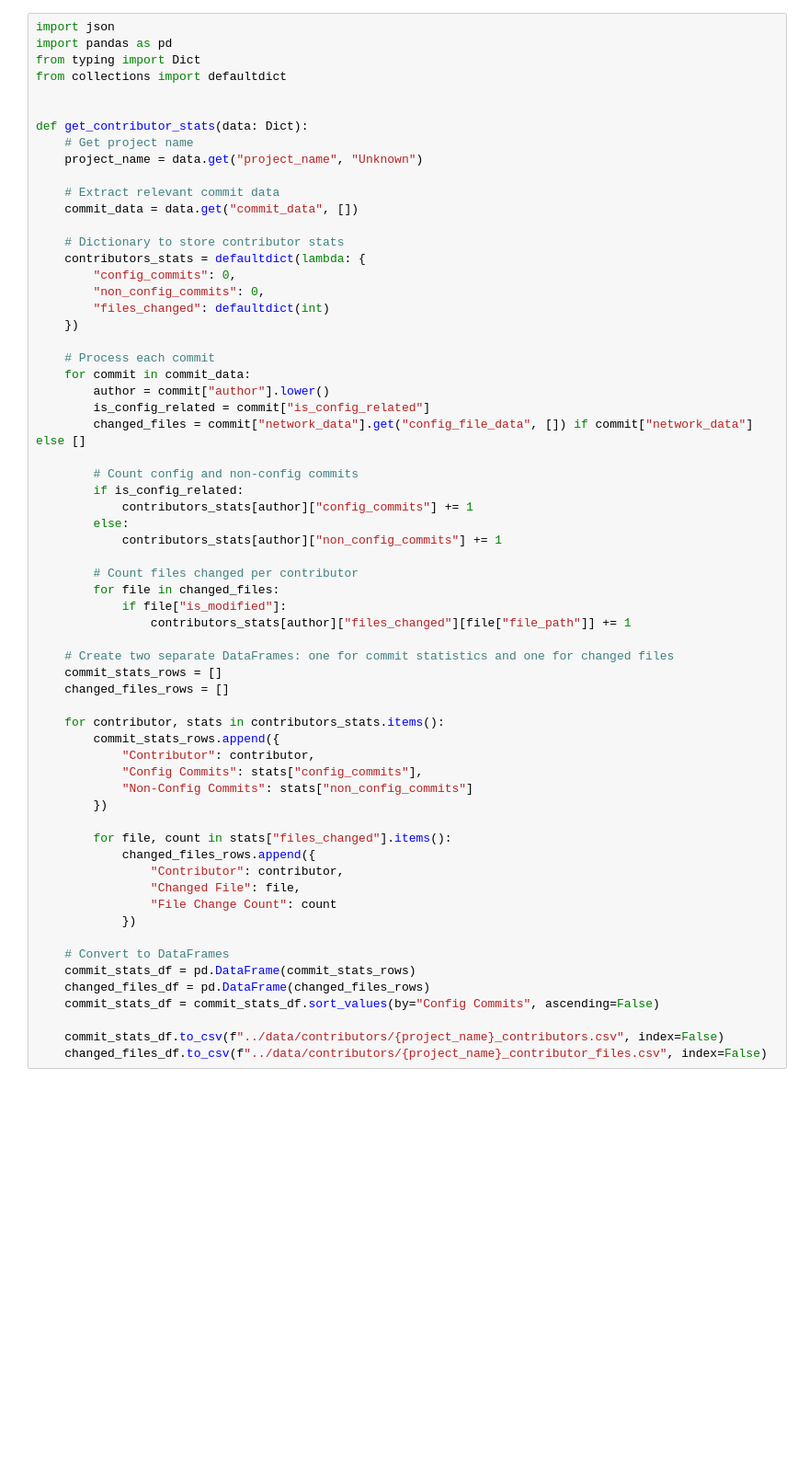
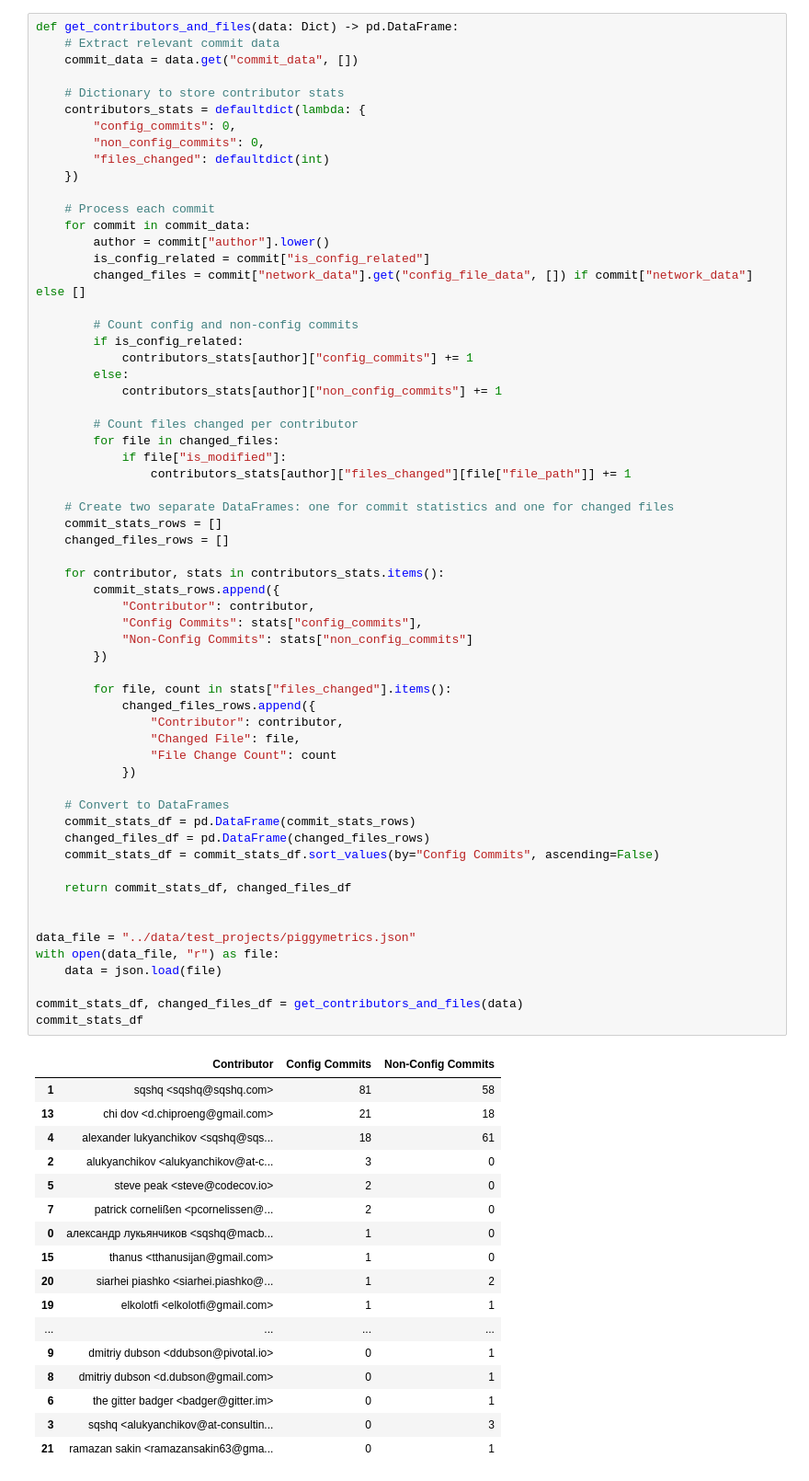
Before and after one commit to simisimon/config-space, a Jupyter notebook: notebooks/configuration_responsibility.ipynb, the cells around one changed output. Shown at 92% size. Drawn from its saved outputs; the diff is of its cells as text; blank space fills up the shorter version.

```diff
--- a/notebooks/configuration_responsibility.ipynb
+++ b/notebooks/configuration_responsibility.ipynb
@@ -1,14 +12,5 @@
 # %%
-import json
-import pandas as pd
-from typing import Dict
-from collections import defaultdict
-
-
-def get_contributor_stats(data: Dict):
-    # Get project name
-    project_name = data.get("project_name", "Unknown")
-
+def get_contributors_and_files(data: Dict) -> pd.DataFrame:
     # Extract relevant commit data
     commit_data = data.get("commit_data", [])
 
@@ -32,32 +34,57 @@ def get_contributor_stats(data: Dict):
             contributors_stats[author]["non_config_commits"] += 1
 
         # Count files changed per contributor
         for file in changed_files:
             if file["is_modified"]:
                 contributors_stats[author]["files_changed"][file["file_path"]] += 1
 
     # Create two separate DataFrames: one for commit statistics and one for changed files
     commit_stats_rows = []
     changed_files_rows = []
 
     for contributor, stats in contributors_stats.items():
         commit_stats_rows.append({
             "Contributor": contributor,
             "Config Commits": stats["config_commits"],
             "Non-Config Commits": stats["non_config_commits"]
         })
 
         for file, count in stats["files_changed"].items():
             changed_files_rows.append({
                 "Contributor": contributor,
                 "Changed File": file,
                 "File Change Count": count
             })
 
     # Convert to DataFrames
     commit_stats_df = pd.DataFrame(commit_stats_rows)
     changed_files_df = pd.DataFrame(changed_files_rows)
     commit_stats_df = commit_stats_df.sort_values(by="Config Commits", ascending=False)
 
-    commit_stats_df.to_csv(f"../data/contributors/{project_name}_contributors.csv", index=False)
-    changed_files_df.to_csv(f"../data/contributors/{project_name}_contributor_files.csv", index=False)
+    return commit_stats_df, changed_files_df
+
+
+data_file = "../data/test_projects/piggymetrics.json"
+with open(data_file, "r") as file:
+    data = json.load(file)
+
+commit_stats_df, changed_files_df = get_contributors_and_files(data)
+commit_stats_df
+# %% [output]
+|  | Contributor | Config Commits | Non-Config Commits |
+| 1 | sqshq <sqshq@sqshq.com> | 81 | 58 |
+| 13 | chi dov <d.chiproeng@gmail.com> | 21 | 18 |
+| 4 | alexander lukyanchikov <sqshq@sqs... | 18 | 61 |
+| 2 | alukyanchikov <alukyanchikov@at-c... | 3 | 0 |
+| 5 | steve peak <steve@codecov.io> | 2 | 0 |
+| 7 | patrick cornelißen <pcornelissen@... | 2 | 0 |
+| 0 | александр лукьянчиков <sqshq@macb... | 1 | 0 |
+| 15 | thanus <tthanusijan@gmail.com> | 1 | 0 |
+| 20 | siarhei piashko <siarhei.piashko@... | 1 | 2 |
+| 19 | elkolotfi <elkolotfi@gmail.com> | 1 | 1 |
+| ... | ... | ... | ... |
+| 9 | dmitriy dubson <ddubson@pivotal.io> | 0 | 1 |
+| 8 | dmitriy dubson <d.dubson@gmail.com> | 0 | 1 |
+| 6 | the gitter badger <badger@gitter.im> | 0 | 1 |
+| 3 | sqshq <alukyanchikov@at-consultin... | 0 | 3 |
+| 21 | ramazan sakin <ramazansakin63@gma... | 0 | 1 |
```
Also changed, not shown: parts of 9 cells of this notebook, 3 other files.
